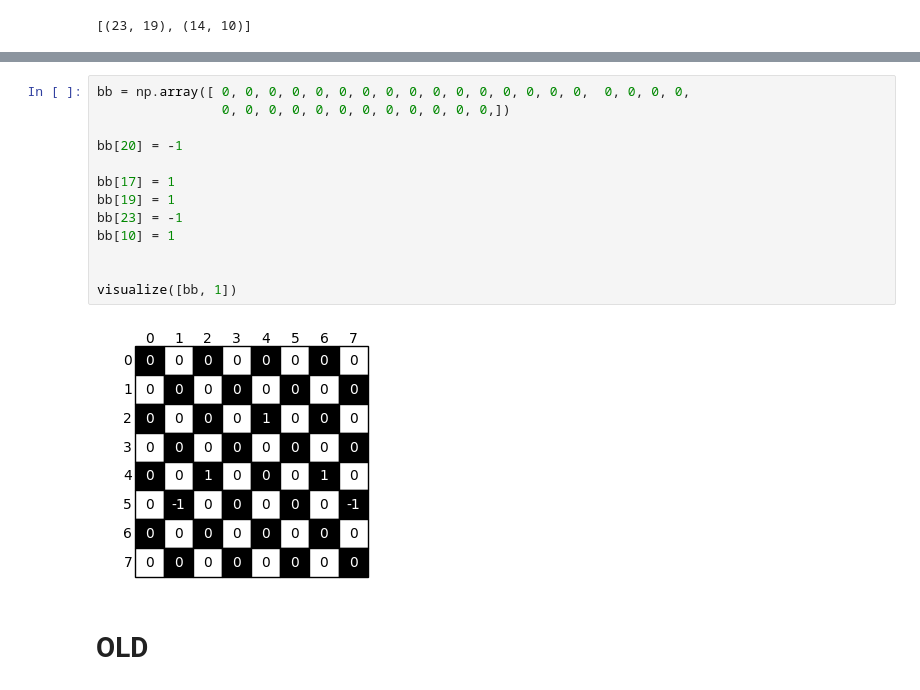
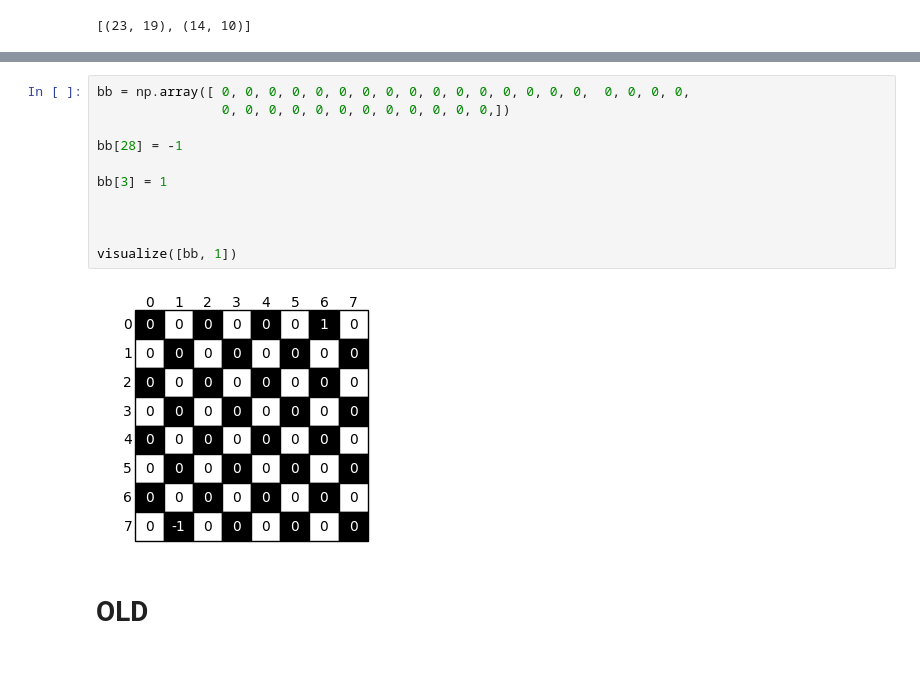
Before and after one commit to federicoschiaffino/Eldo, a Jupyter notebook: Eldo/Q Learning.ipynb, the cells around one changed output, grey strips where cells are left out. Cells and saved outputs as stored; diff of their text form.

```diff
--- a/Eldo/Q Learning.ipynb
+++ b/Eldo/Q Learning.ipynb
@@ -510,18 +487,16 @@ white_moves
 # %%
 bb = np.array([ 0, 0, 0, 0, 0, 0, 0, 0, 0, 0, 0, 0, 0, 0, 0, 0,  0, 0, 0, 0,
                 0, 0, 0, 0, 0, 0, 0, 0, 0, 0, 0, 0,])
 
-bb[20] = -1
+bb[28] = -1
 
-bb[17] = 1
-bb[19] = 1
-bb[23] = -1
-bb[10] = 1
+bb[3] = 1
+
 
 
 visualize([bb, 1])
 # %% [output]
-[figure, old version]
+[figure, new version]
 # %% [markdown]
 # OLD
 # %%
```
Also changed, not shown: parts of 8 cells of this notebook.
